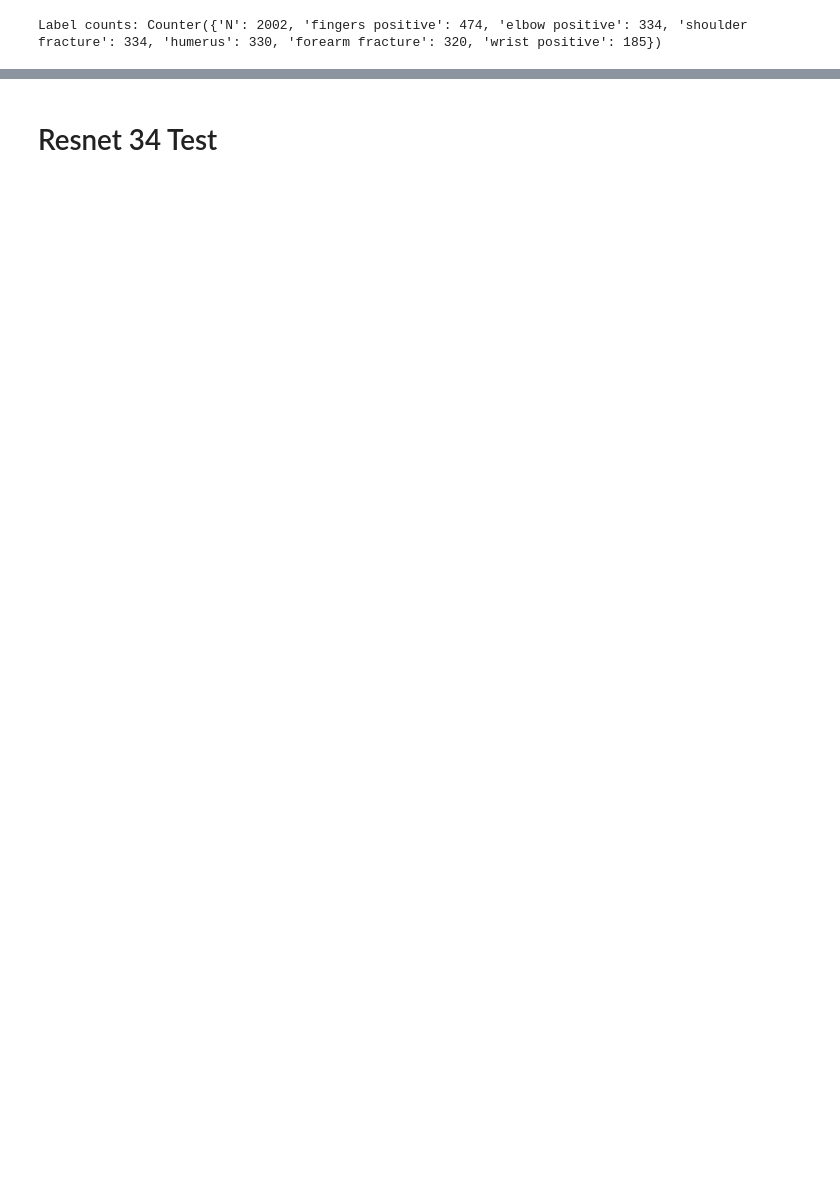
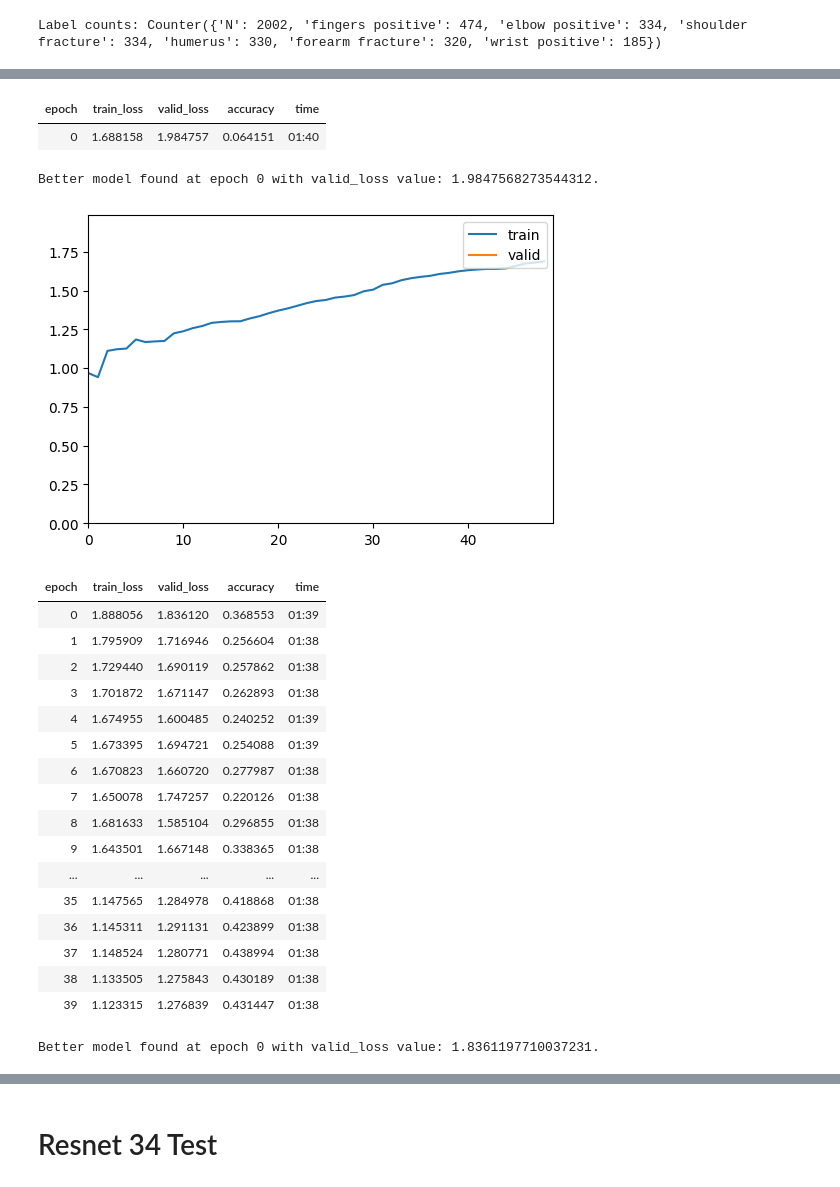
Before and after one commit to JamezP2002/bone-fracture-451-project, a Jupyter notebook: bone fracture MAIN.ipynb, the cells around one changed output, grey strips where cells are left out. Drawn from its saved outputs; the diff is of its cells as text; code cells hidden in the pictures; blank space fills up the shorter version.

```diff
--- a/bone fracture MAIN.ipynb
+++ b/bone fracture MAIN.ipynb
@@ -216,0 +245,25 @@ KeyboardInterrupt:
+# %%
+learn.fine_tune(40, 0.008317, cbs=[ShowGraphCallback(), EarlyStoppingCallback(min_delta=0.001, patience=10), SaveModelCallback()])
+# %% [output]
+| epoch | train_loss | valid_loss | accuracy | time |
+| 0 | 1.688158 | 1.984757 | 0.064151 | 01:40 |
+Better model found at epoch 0 with valid_loss value: 1.9847568273544312.
+[figure, added]
+| epoch | train_loss | valid_loss | accuracy | time |
+| 0 | 1.888056 | 1.836120 | 0.368553 | 01:39 |
+| 1 | 1.795909 | 1.716946 | 0.256604 | 01:38 |
+| 2 | 1.729440 | 1.690119 | 0.257862 | 01:38 |
+| 3 | 1.701872 | 1.671147 | 0.262893 | 01:38 |
+| 4 | 1.674955 | 1.600485 | 0.240252 | 01:39 |
+| 5 | 1.673395 | 1.694721 | 0.254088 | 01:39 |
+| 6 | 1.670823 | 1.660720 | 0.277987 | 01:38 |
+| 7 | 1.650078 | 1.747257 | 0.220126 | 01:38 |
+| 8 | 1.681633 | 1.585104 | 0.296855 | 01:38 |
+| 9 | 1.643501 | 1.667148 | 0.338365 | 01:38 |
+| ... | ... | ... | ... | ... |
+| 35 | 1.147565 | 1.284978 | 0.418868 | 01:38 |
+| 36 | 1.145311 | 1.291131 | 0.423899 | 01:38 |
+| 37 | 1.148524 | 1.280771 | 0.438994 | 01:38 |
+| 38 | 1.133505 | 1.275843 | 0.430189 | 01:38 |
+| 39 | 1.123315 | 1.276839 | 0.431447 | 01:38 |
+Better model found at epoch 0 with valid_loss value: 1.8361197710037231.
```
Also changed, not shown: parts of 24 cells of this notebook, 2 other files.
